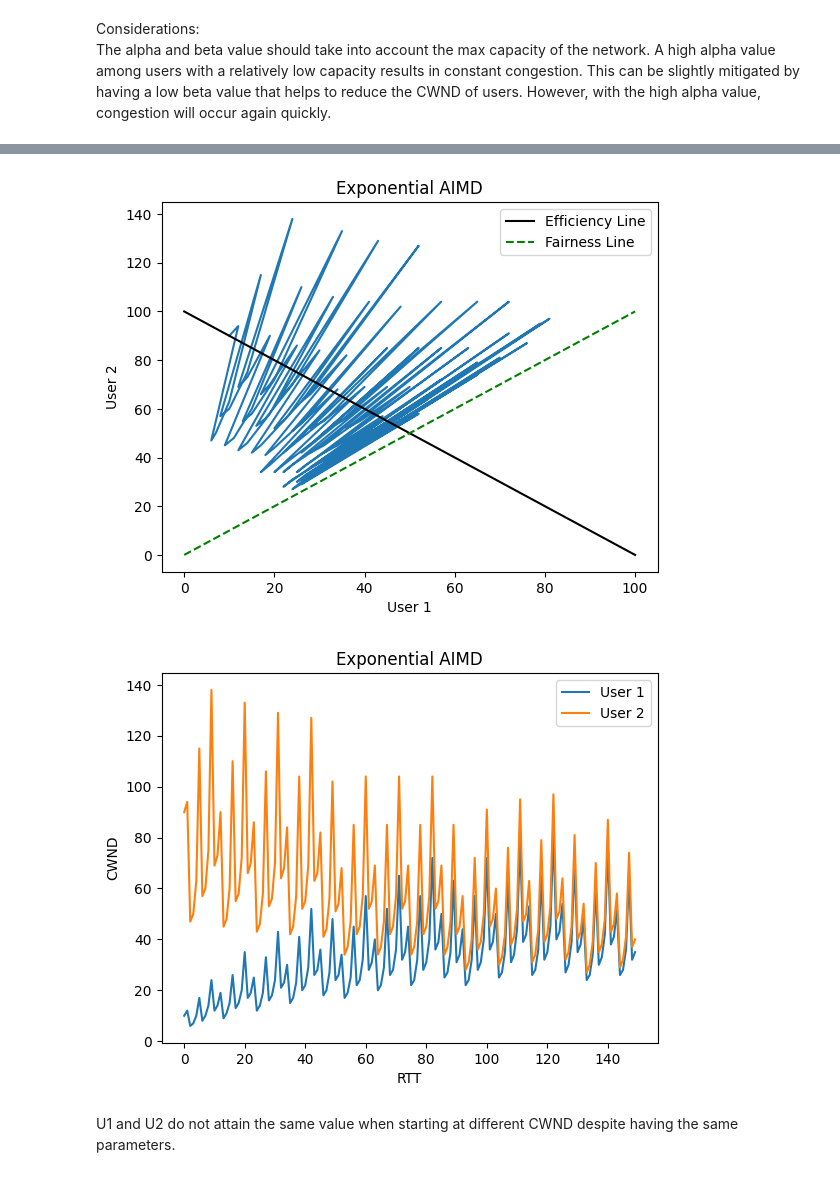
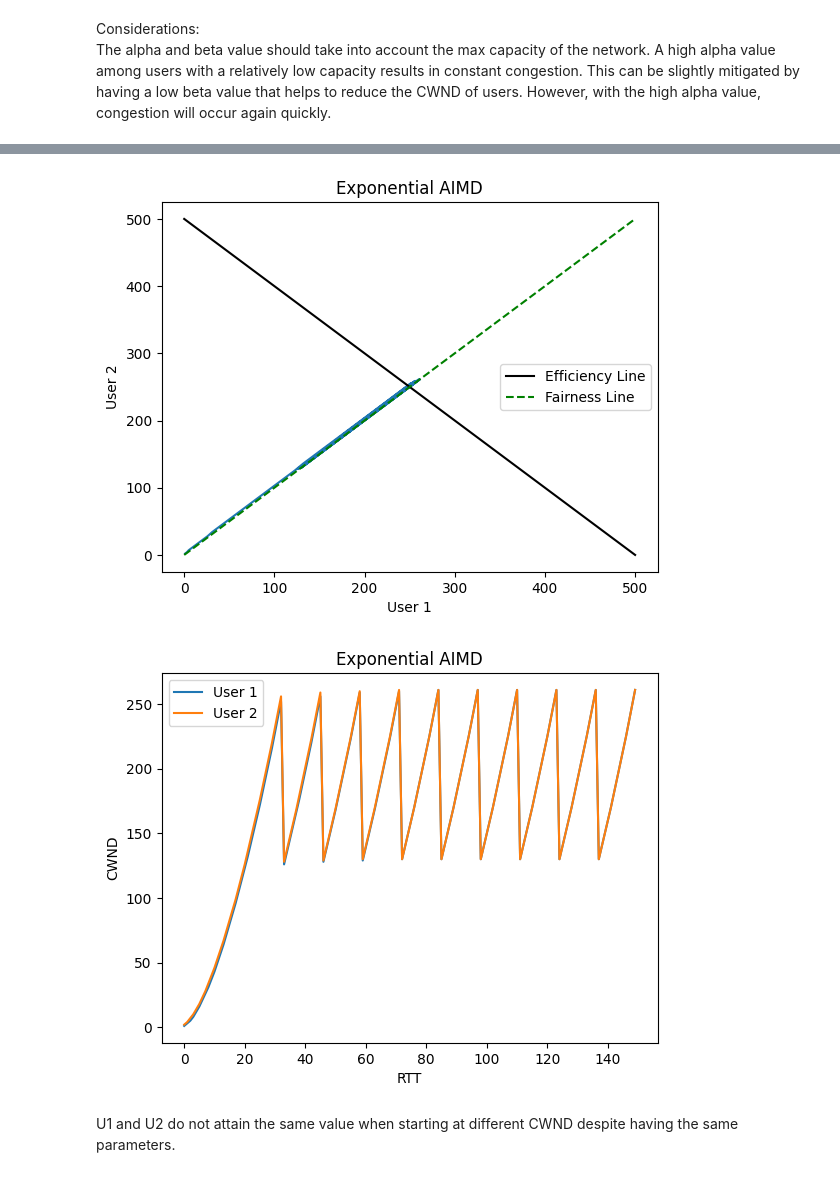
Before and after one commit to Andrelim99/CZ4052-Cloud-Computing, a Jupyter notebook: Assignment 1/main.ipynb, the cells around one changed output, grey strips where cells are left out. Cells and saved outputs as stored; diff of their text form; code cells hidden in the pictures.

```diff
--- a/Assignment 1/main.ipynb
+++ b/Assignment 1/main.ipynb
@@ -84,10 +84,11 @@ class ExponentialAIMD(NonLinearAIMD):
         self.original_beta = beta
 
     def update_AI(self):
-        self.alpha *= math.pow(self.cwnd, self.exponent)
+        self.alpha = self.original_alpha * math.pow(self.cwnd, self.exponent)
 
     def update_MD(self):
-        self.alpha = 1
+        # self.alpha = 1
+        pass
 
 class LogAIMD(NonLinearAIMD):
     def __init__(self, alpha, beta, cwnd, ssthresh):
@@ -96,10 +97,11 @@ class LogAIMD(NonLinearAIMD):
         self.original_beta = beta
 
     def update_AI(self):
-        self.alpha *= math.log(self.cwnd+1)
+        self.alpha = self.original_alpha * math.log(self.cwnd+1)
 
     def update_MD(self):
-        self.alpha = self.original_alpha
+        # self.alpha = self.original_alpha
+        pass
 # %%
 class Network():
     def __init__(self, capacity, users):
@@ -644,17 +664,17 @@ The alpha and beta value should take into account the max capacity of the networ
 # Exponential
 ITERATESMAX = 150 # You can adjust this value as needed
 # Max Capacity of the network
-C = 100
+C = 500
 
 # params
 ALPHA = 1
 BETA = 0.5
 
-alphas = [1, 1]
+alphas = [2, 2]
 
 betas = [0.5, 0.5]
 
-init_cwnds = [10, 90]
+init_cwnds = [1, 2]
 
 ssthresholds = [float('inf'), float('inf')]
 
@@ -690,5 +707,5 @@ Final User-2 CWND: 40
-[figure, old version]
+[figure, new version]
-[figure, old version]
+[figure, new version]
 # %% [markdown]
 U1 and U2 do not attain the same value when starting at different CWND despite having the same parameters.
 # %%
```
Also changed, not shown: parts of 11 cells of this notebook.
